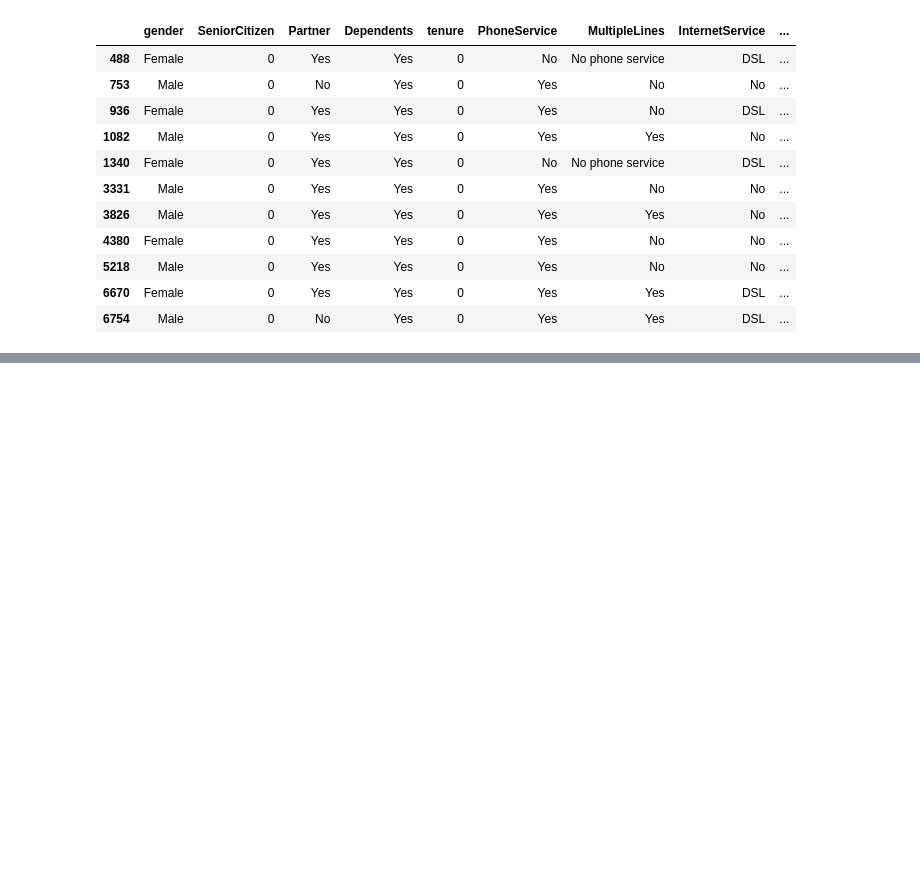
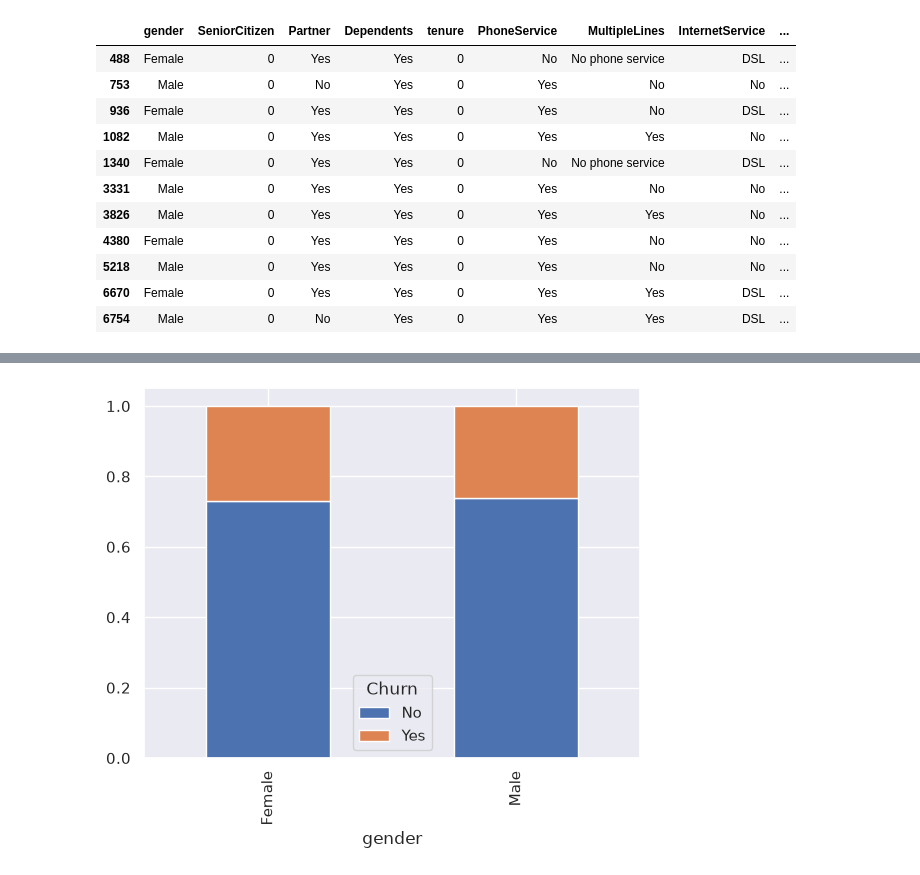
Before and after one commit to balpie/CustomerChurnAnalysis, a Jupyter notebook: data/data_analysis.ipynb, the cells around one changed output, grey strips where cells are left out. Saved outputs shown, nothing was run; the diff lists cells and outputs as text; code cells hidden in the pictures; blank space fills up the shorter version.

```diff
--- a/data/data_analysis.ipynb
+++ b/data/data_analysis.ipynb
@@ -99,0 +105,8 @@ df['TotalCharges'] = df['TotalCharges'].fillna(0)
+# %%
+
+# Valuto il tasso di abbandono degli uomini rispetto a quello delle donne
+table = pd.crosstab(df["gender"], df["Churn"], normalize="index")
+table.plot(kind="bar", stacked=True)
+plt.show()
+# %% [output]
+[figure, added]
```
Also changed, not shown: parts of 5 cells of this notebook.
